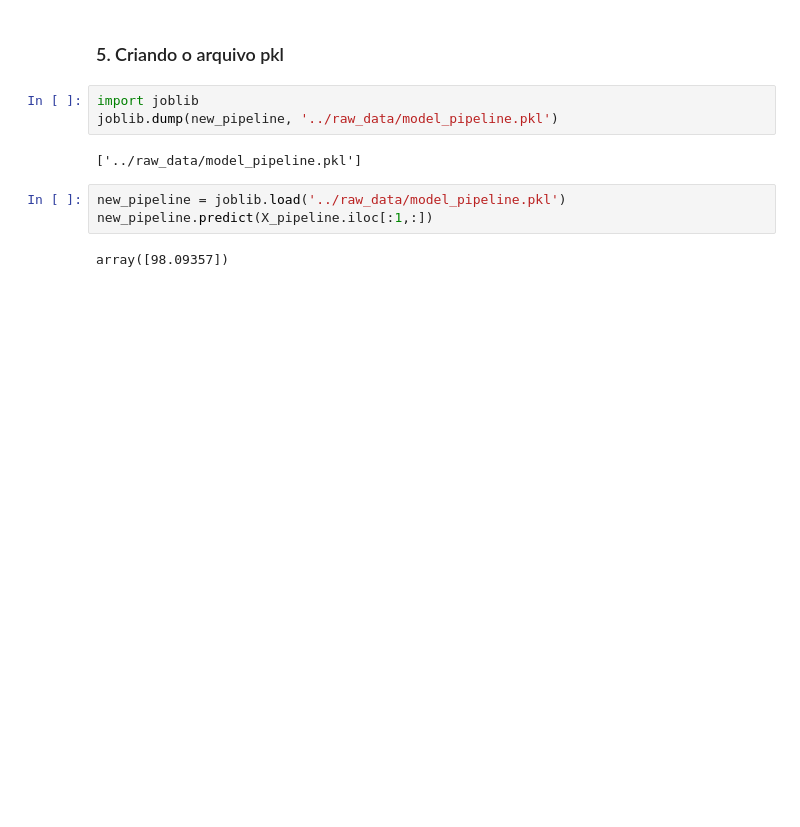
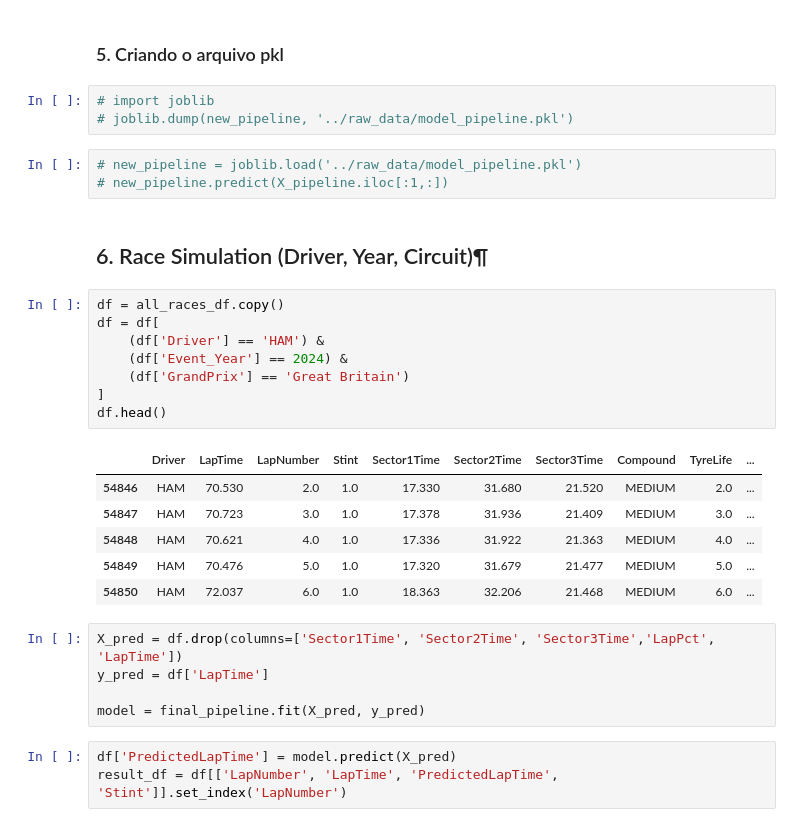
Before and after one commit to diegonbotelho/f1-tire-prediction, a Jupyter notebook: notebooks/project_F1_notebook.ipynb, the cells around one changed output. Drawn from its saved outputs; the diff is of its cells as text; blank space fills up the shorter version.

```diff
--- a/notebooks/project_F1_notebook.ipynb
+++ b/notebooks/project_F1_notebook.ipynb
@@ -663,12 +663,33 @@ array([98.09357])
 # %% [markdown]
 ### 5. Criando o arquivo pkl
 # %%
-import joblib
-joblib.dump(new_pipeline, '../raw_data/model_pipeline.pkl')
+# import joblib
+# joblib.dump(new_pipeline, '../raw_data/model_pipeline.pkl')
-# %% [output]
-['../raw_data/model_pipeline.pkl']
 # %%
-new_pipeline = joblib.load('../raw_data/model_pipeline.pkl')
-new_pipeline.predict(X_pipeline.iloc[:1,:])
+# new_pipeline = joblib.load('../raw_data/model_pipeline.pkl')
+# new_pipeline.predict(X_pipeline.iloc[:1,:])
-# %% [output]
-array([98.09357])
+# %% [markdown]
+## 6. Race Simulation (Driver, Year, Circuit)¶
+# %%
+df = all_races_df.copy()
+df = df[
+    (df['Driver'] == 'HAM') &
+    (df['Event_Year'] == 2024) &
+    (df['GrandPrix'] == 'Great Britain')
+]
+df.head()
+# %% [output]
+|  | Driver | LapTime | LapNumber | Stint | Sector1Time | Sector2Time | Sector3Time | Compound | TyreLife | ... |
+| 54846 | HAM | 70.530 | 2.0 | 1.0 | 17.330 | 31.680 | 21.520 | MEDIUM | 2.0 | ... |
+| 54847 | HAM | 70.723 | 3.0 | 1.0 | 17.378 | 31.936 | 21.409 | MEDIUM | 3.0 | ... |
+| 54848 | HAM | 70.621 | 4.0 | 1.0 | 17.336 | 31.922 | 21.363 | MEDIUM | 4.0 | ... |
+| 54849 | HAM | 70.476 | 5.0 | 1.0 | 17.320 | 31.679 | 21.477 | MEDIUM | 5.0 | ... |
+| 54850 | HAM | 72.037 | 6.0 | 1.0 | 18.363 | 32.206 | 21.468 | MEDIUM | 6.0 | ... |
+# %%
+X_pred = df.drop(columns=['Sector1Time', 'Sector2Time', 'Sector3Time','LapPct', 'LapTime'])
+y_pred = df['LapTime']
+
+model = final_pipeline.fit(X_pred, y_pred)
+# %%
+df['PredictedLapTime'] = model.predict(X_pred)
+result_df = df[['LapNumber', 'LapTime', 'PredictedLapTime', 'Stint']].set_index('LapNumber')
```
Also changed, not shown: parts of 4 cells of this notebook, 1 other file.
